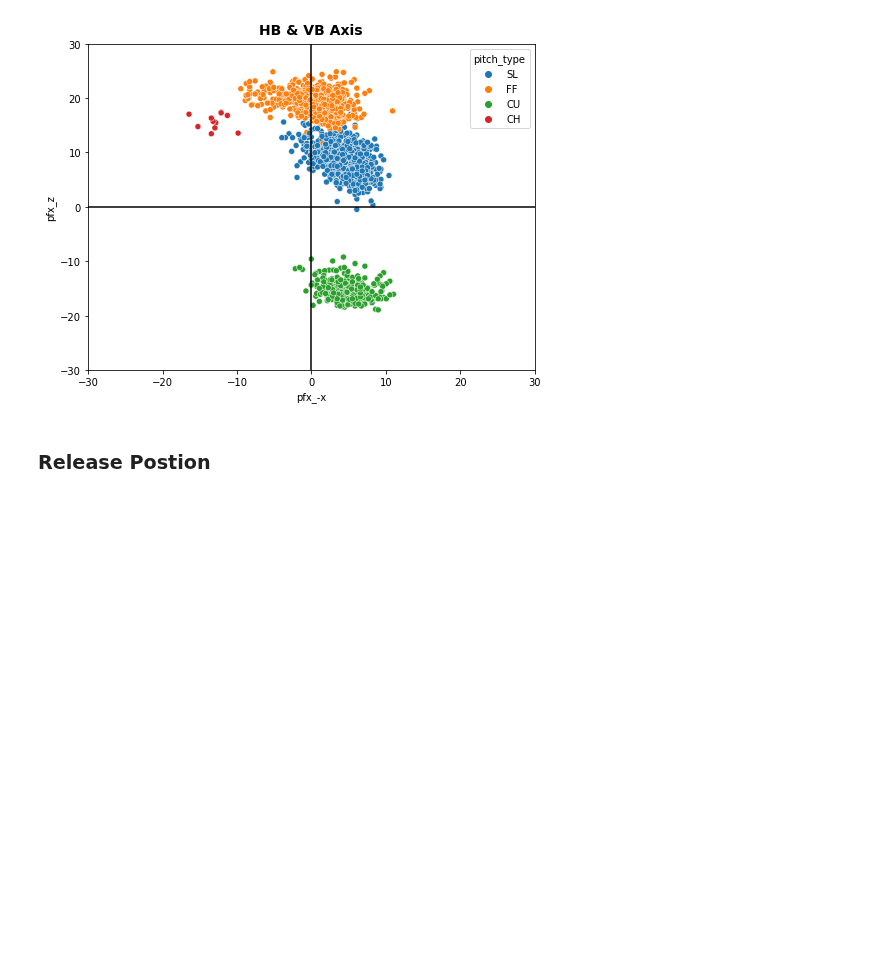
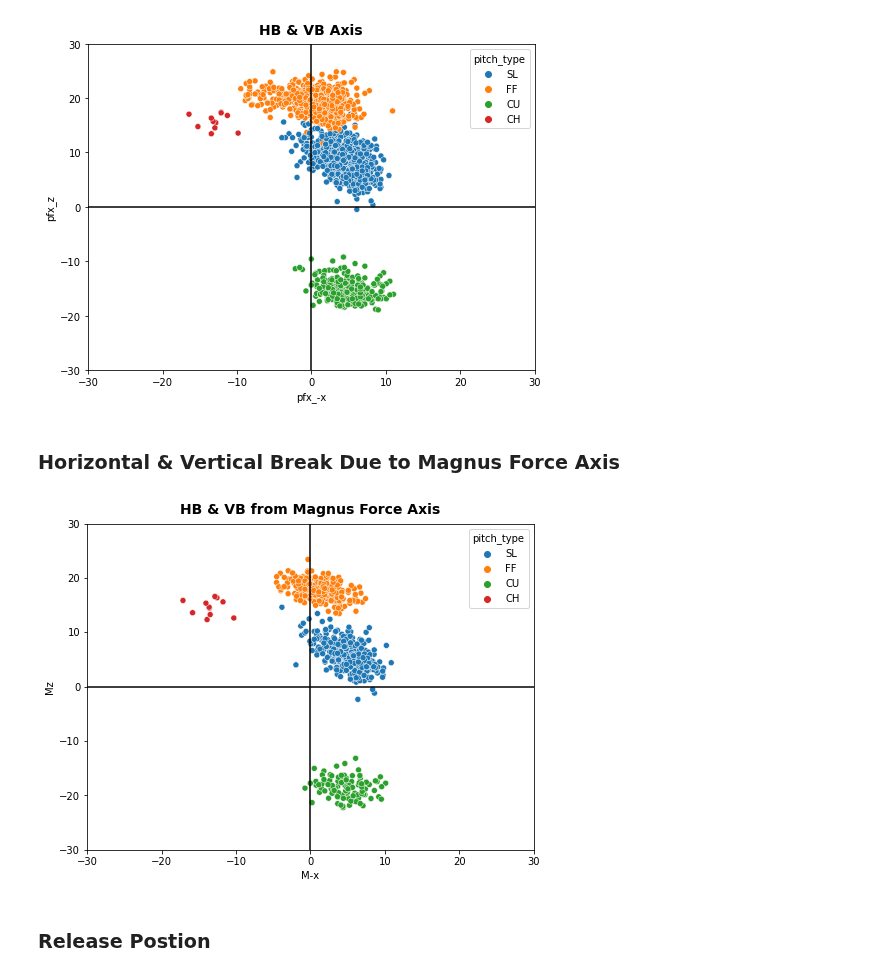
Before and after one commit to anthonyzurke/player-analysis, a Jupyter notebook: pitchers/kershaw-scoutingreport.ipynb, the cells around one changed output. Cells and saved outputs as stored; diff of their text form; code cells hidden in the pictures; blank space fills up the shorter version.

```diff
--- a/pitchers/kershaw-scoutingreport.ipynb
+++ b/pitchers/kershaw-scoutingreport.ipynb
@@ -237,6 +250,18 @@ plt.axhline(0, color = 'black'), plt.axvline(0, color = 'black')
 plt.title('HB & VB Axis', fontdict = font_title, pad = 15);
 # %% [output]
 [figure]
+# %% [markdown]
+###  Horizontal & Vertical Break Due to Magnus Force Axis
+# %%
+plt.figure(figsize = (8, 6))
+
+sns.scatterplot(data = kershaw, x = 'M-x', y = 'Mz', hue = 'pitch_type',
+                hue_order = order, palette = 'tab10')
+plt.xlim(-30, 30), plt.ylim(-30, 30)
+plt.axhline(0, color = 'black'), plt.axvline(0, color = 'black')
+plt.title('HB & VB from Magnus Force Axis', fontdict = font_title, pad = 15);
+# %% [output]
+[figure, added]
 # %% [markdown]
 ### Release Postion
 # %%
```
Also changed, not shown: parts of 21 cells of this notebook, 6 other files.
